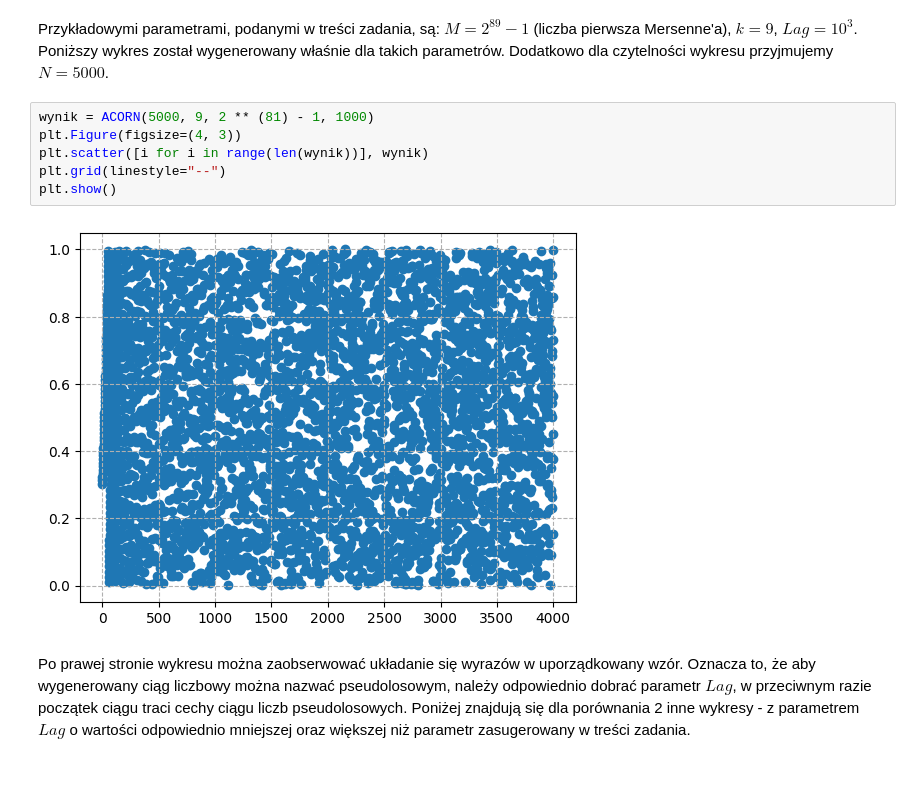
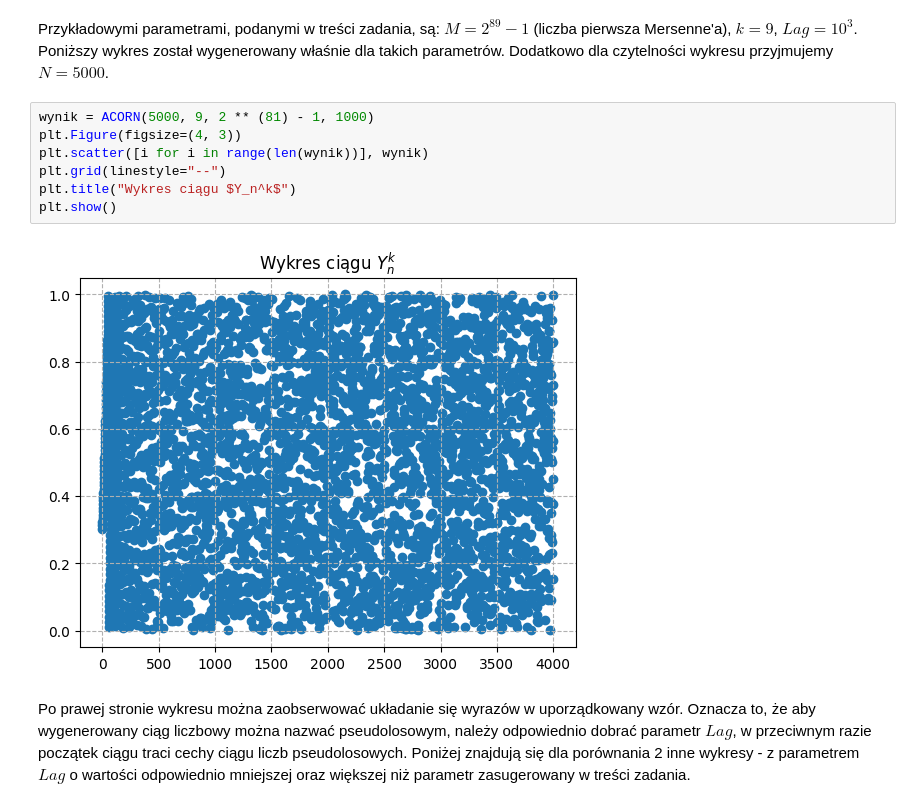
Before and after one commit to wust-research-group/raport-koncowy-szalonemacierze, a Jupyter notebook: zadanie_1.ipynb, the cells around one changed output. Saved outputs shown, nothing was run; the diff lists cells and outputs as text; blank space fills up the shorter version.

```diff
--- a/zadanie_1.ipynb
+++ b/zadanie_1.ipynb
@@ -60,11 +60,12 @@ Przykładowymi parametrami, podanymi w treści zadania, są: $M=2^{89}-1$ (liczb
 # %%
 wynik = ACORN(5000, 9, 2 ** (81) - 1, 1000)
 plt.Figure(figsize=(4, 3))
 plt.scatter([i for i in range(len(wynik))], wynik)
 plt.grid(linestyle="--")
+plt.title("Wykres ciągu $Y_n^k$")
 plt.show()
 # %% [output]
-[figure, old version]
+[figure, new version]
 # %% [markdown]
 Po prawej stronie wykresu można zaobserwować układanie się wyrazów w uporządkowany wzór. Oznacza to, że aby wygenerowany ciąg liczbowy można nazwać pseudolosowym, należy odpowiednio dobrać parametr $Lag$, w przeciwnym razie początek ciągu traci cechy ciągu liczb pseudolosowych. Poniżej znajdują się dla porównania 2 inne wykresy - z parametrem $Lag$ o wartości odpowiednio mniejszej oraz większej niż parametr zasugerowany w treści zadania.
 # %%
```
Also changed, not shown: parts of 7 cells of this notebook.
